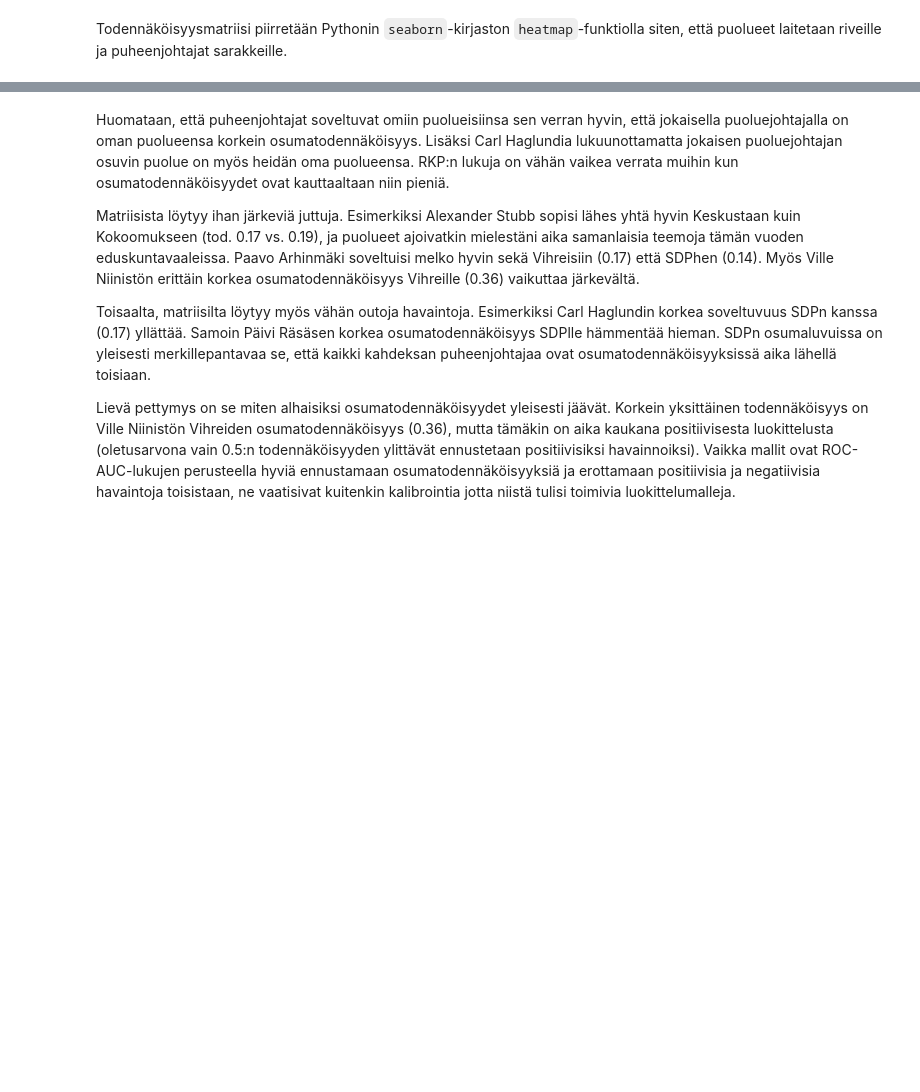
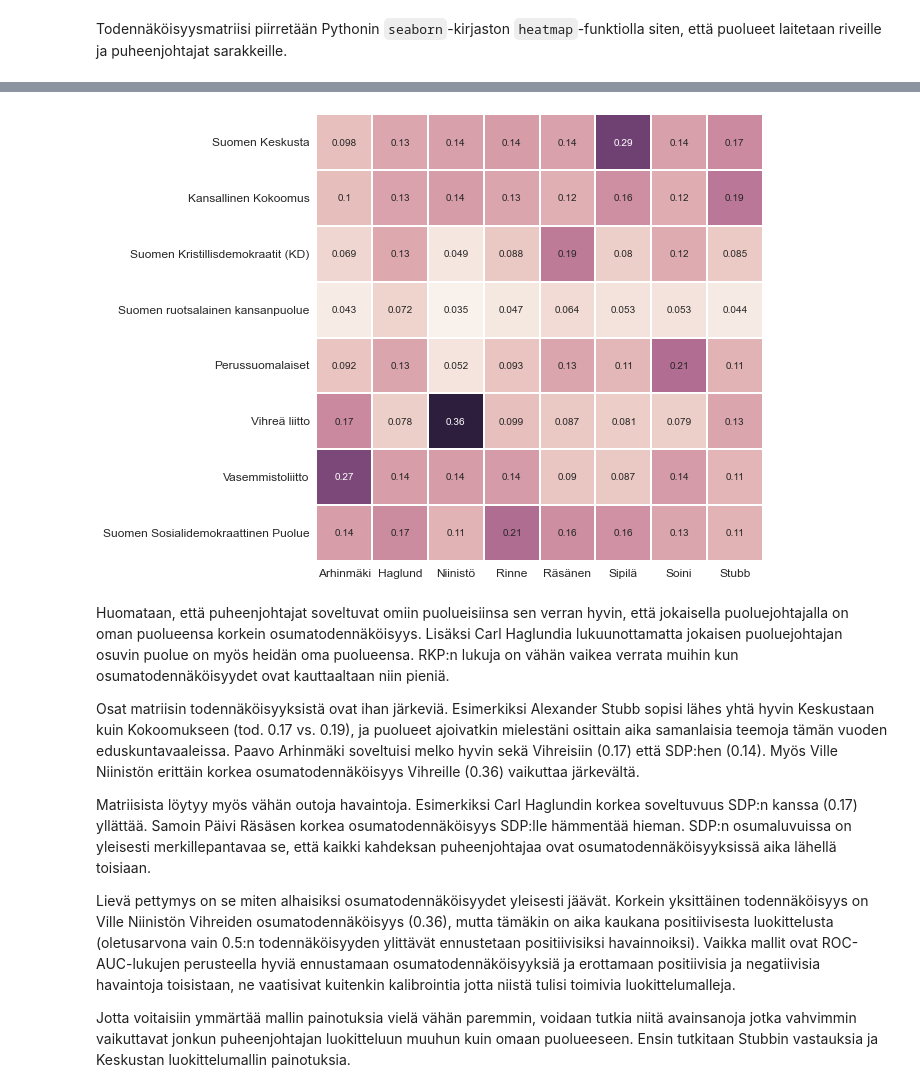
Before and after one commit to wallinm1/vaalikone-text-mining, a Jupyter notebook: Ylen_Vaalikone_2015.ipynb, the cells around one changed output, grey strips where cells are left out. Saved outputs shown, nothing was run; the diff lists cells and outputs as text; code cells hidden in the pictures; blank space fills up the shorter version.

```diff
--- a/Ylen_Vaalikone_2015.ipynb
+++ b/Ylen_Vaalikone_2015.ipynb
@@ -292,6 +295,7 @@ for i, puolue in enumerate(clfs_fin.keys()):
 # %% [markdown]
 Todennäköisyysmatriisi piirretään Pythonin `seaborn`-kirjaston `heatmap`-funktiolla siten, että puolueet laitetaan riveille ja puheenjohtajat sarakkeille.
 # %%
-pylab.rcParams['figure.figsize'] = 9, 9
+sns.set_context("notebook", font_scale=1.2, rc={"lines.linewidth": 2.5})
+pylab.rcParams['figure.figsize'] = 8, 8
 sns.heatmap(mat_preds.T, yticklabels = clfs_fin.keys(), xticklabels = pj_test.values, annot = True, cbar = False);
 # %% [output]
@@ -299,8 +302,11 @@ sns.heatmap(mat_preds.T, yticklabels = clfs_fin.keys(), xticklabels = pj_test.va
+[figure, added]
 # %% [markdown]
 Huomataan, että puheenjohtajat soveltuvat omiin puolueisiinsa sen verran hyvin, että jokaisella puoluejohtajalla on oman puolueensa korkein osumatodennäköisyys. Lisäksi Carl Haglundia lukuunottamatta jokaisen puoluejohtajan osuvin puolue on myös heidän oma puolueensa. RKP:n lukuja on vähän vaikea verrata muihin kun osumatodennäköisyydet ovat kauttaaltaan niin pieniä.
 
-Matriisista löytyy ihan järkeviä juttuja. Esimerkiksi Alexander Stubb sopisi lähes yhtä hyvin Keskustaan kuin Kokoomukseen (tod. 0.17 vs. 0.19), ja puolueet ajoivatkin mielestäni aika samanlaisia teemoja tämän vuoden eduskuntavaaleissa. Paavo Arhinmäki soveltuisi melko hyvin sekä Vihreisiin (0.17) että SDPhen (0.14). Myös Ville Niinistön erittäin korkea osumatodennäköisyys Vihreille (0.36) vaikuttaa järkevältä.
+Osat matriisin todennäköisyyksistä ovat ihan järkeviä. Esimerkiksi Alexander Stubb sopisi lähes yhtä hyvin Keskustaan kuin Kokoomukseen (tod. 0.17 vs. 0.19), ja puolueet ajoivatkin mielestäni osittain aika samanlaisia teemoja tämän vuoden eduskuntavaaleissa. Paavo Arhinmäki soveltuisi melko hyvin sekä Vihreisiin (0.17) että SDP:hen (0.14). Myös Ville Niinistön erittäin korkea osumatodennäköisyys Vihreille (0.36) vaikuttaa järkevältä.
 
-Toisaalta, matriisilta löytyy myös vähän outoja havaintoja. Esimerkiksi Carl Haglundin korkea soveltuvuus SDPn kanssa (0.17) yllättää. Samoin Päivi Räsäsen korkea osumatodennäköisyys SDPlle hämmentää hieman. SDPn osumaluvuissa on yleisesti merkillepantavaa se, että kaikki kahdeksan puheenjohtajaa ovat osumatodennäköisyyksissä aika lähellä toisiaan.
+Matriisista löytyy myös vähän outoja havaintoja. Esimerkiksi Carl Haglundin korkea soveltuvuus SDP:n kanssa (0.17) yllättää. Samoin Päivi Räsäsen korkea osumatodennäköisyys SDP:lle hämmentää hieman. SDP:n osumaluvuissa on yleisesti merkillepantavaa se, että kaikki kahdeksan puheenjohtajaa ovat osumatodennäköisyyksissä aika lähellä toisiaan.
 
 Lievä pettymys on se miten alhaisiksi osumatodennäköisyydet yleisesti jäävät. Korkein yksittäinen todennäköisyys on Ville Niinistön Vihreiden osumatodennäköisyys (0.36), mutta tämäkin on aika kaukana positiivisesta luokittelusta (oletusarvona vain 0.5:n todennäköisyyden ylittävät ennustetaan positiivisiksi havainnoiksi). Vaikka mallit ovat ROC-AUC-lukujen perusteella hyviä ennustamaan osumatodennäköisyyksiä ja erottamaan positiivisia ja negatiivisia havaintoja toisistaan, ne vaatisivat kuitenkin kalibrointia jotta niistä tulisi toimivia luokittelumalleja.
+
+Jotta voitaisiin ymmärtää mallin painotuksia vielä vähän paremmin, voidaan tutkia niitä avainsanoja jotka vahvimmin vaikuttavat jonkun puheenjohtajan luokitteluun muuhun kuin omaan puolueeseen. Ensin tutkitaan Stubbin vastauksia ja Keskustan luokittelumallin painotuksia.
```
Also changed, not shown: parts of 15 cells of this notebook.
